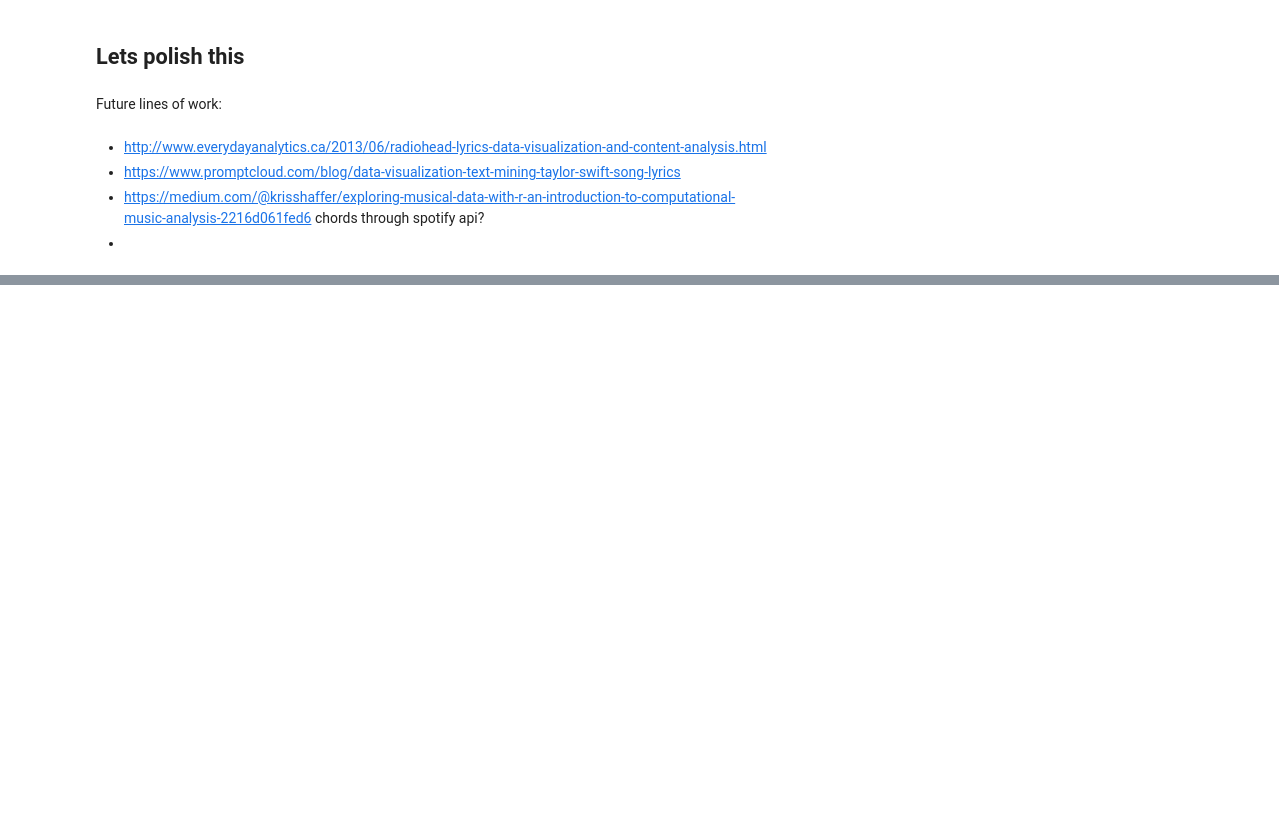
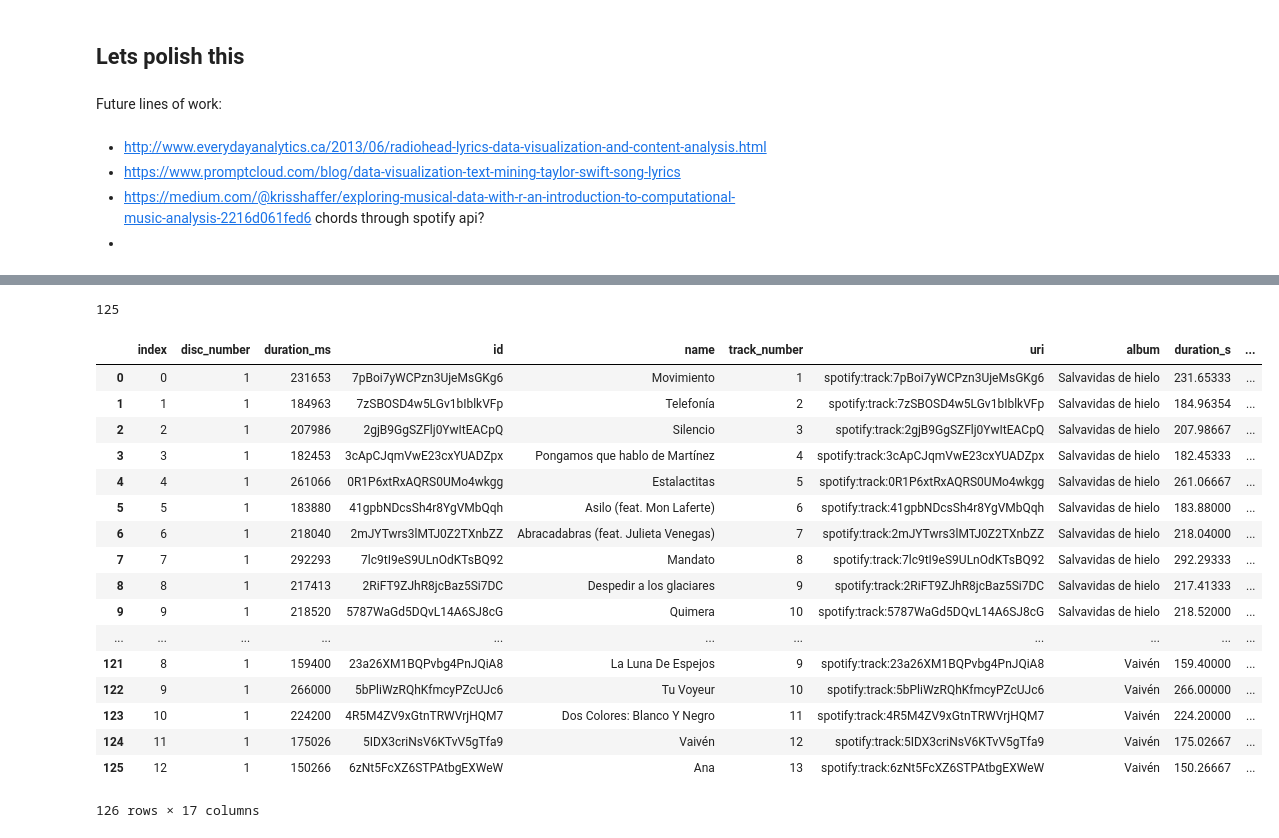
Before and after one commit to alexing/datadata, a Jupyter notebook: drexler_data_exploration.ipynb, the cells around one changed output, grey strips where cells are left out. Saved outputs shown, nothing was run; the diff lists cells and outputs as text; code cells hidden in the pictures; blank space fills up the shorter version.

Commit message:
Added future guidelines and built a spotify db. Merging pending

```diff
--- a/drexler_data_exploration.ipynb
+++ b/drexler_data_exploration.ipynb
@@ -313,0 +234,4 @@ Future lines of work:
+# %%
+artist_id = sp.search(q='artist:' + artist_name, type='artist')['artists']['items'][0]['id']
+albums_ids = [(x['id'], x['name']) for x in sp.artist_albums(artist_id, album_type='album')['items']]
+albums_ids = {x[1]: x[0] for x in albums_ids}
@@ -313,0 +243,9 @@ Future lines of work:
+# %%
+spotify_raw_df = pd.DataFrame()
+for an_album_title, an_album_id in albums_ids.items():
+    a_dataframe = pd.DataFrame(sp.album_tracks(an_album_id)['items'])
+    a_dataframe['album'] = an_album_title
+    if not spotify_raw_df.shape[0]:
+        spotify_raw_df = pd.DataFrame(a_dataframe)
+    else:
+        spotify_raw_df = pd.concat([spotify_raw_df, a_dataframe])
@@ -313,0 +261,40 @@ Future lines of work:
+# %%
+spotify_raw_df = spotify_raw_df.reset_index()
+# %%
+for index, row in spotify_raw_df.iterrows():
+    print(index)
+    audio_analysis = sp.audio_analysis(row['id'])
+    audio_features = sp.audio_features(row['id'])[0]
+    spotify_raw_df.at[index, 'duration_s'] = audio_analysis['track']['duration']
+    spotify_raw_df.at[index, 'acousticness'] = audio_features['acousticness']
+    spotify_raw_df.at[index, 'danceability'] = audio_features['danceability']
+    spotify_raw_df.at[index, 'energy'] = audio_features['energy']
+    spotify_raw_df.at[index, 'key'] = audio_features['key']
+    spotify_raw_df.at[index, 'tempo'] = audio_features['tempo']
+    spotify_raw_df.at[index, 'time_signature'] = audio_features['time_signature']
+    spotify_raw_df.at[index, 'valence'] = audio_features['valence']
+    spotify_raw_df.at[index, 'mode'] = audio_features['mode']
+    clear_output(wait=True)
+# %% [output]
+125
+# %%
+spotify_raw_df
+# %% [output]
+|  | index | disc_number | duration_ms | id | name | track_number | uri | album | duration_s | ... |
+| 0 | 0 | 1 | 231653 | 7pBoi7yWCPzn3UjeMsGKg6 | Movimiento | 1 | spotify:track:7pBoi7yWCPzn3UjeMsGKg6 | Salvavidas de hielo | 231.65333 | ... |
+| 1 | 1 | 1 | 184963 | 7zSBOSD4w5LGv1bIblkVFp | Telefonía | 2 | spotify:track:7zSBOSD4w5LGv1bIblkVFp | Salvavidas de hielo | 184.96354 | ... |
+| 2 | 2 | 1 | 207986 | 2gjB9GgSZFlj0YwItEACpQ | Silencio | 3 | spotify:track:2gjB9GgSZFlj0YwItEACpQ | Salvavidas de hielo | 207.98667 | ... |
+| 3 | 3 | 1 | 182453 | 3cApCJqmVwE23cxYUADZpx | Pongamos que hablo de Martínez | 4 | spotify:track:3cApCJqmVwE23cxYUADZpx | Salvavidas de hielo | 182.45333 | ... |
+| 4 | 4 | 1 | 261066 | 0R1P6xtRxAQRS0UMo4wkgg | Estalactitas | 5 | spotify:track:0R1P6xtRxAQRS0UMo4wkgg | Salvavidas de hielo | 261.06667 | ... |
+| 5 | 5 | 1 | 183880 | 41gpbNDcsSh4r8YgVMbQqh | Asilo (feat. Mon Laferte) | 6 | spotify:track:41gpbNDcsSh4r8YgVMbQqh | Salvavidas de hielo | 183.88000 | ... |
+| 6 | 6 | 1 | 218040 | 2mJYTwrs3lMTJ0Z2TXnbZZ | Abracadabras (feat. Julieta Venegas) | 7 | spotify:track:2mJYTwrs3lMTJ0Z2TXnbZZ | Salvavidas de hielo | 218.04000 | ... |
+| 7 | 7 | 1 | 292293 | 7lc9tI9eS9ULnOdKTsBQ92 | Mandato | 8 | spotify:track:7lc9tI9eS9ULnOdKTsBQ92 | Salvavidas de hielo | 292.29333 | ... |
+| 8 | 8 | 1 | 217413 | 2RiFT9ZJhR8jcBaz5Si7DC | Despedir a los glaciares | 9 | spotify:track:2RiFT9ZJhR8jcBaz5Si7DC | Salvavidas de hielo | 217.41333 | ... |
+| 9 | 9 | 1 | 218520 | 5787WaGd5DQvL14A6SJ8cG | Quimera | 10 | spotify:track:5787WaGd5DQvL14A6SJ8cG | Salvavidas de hielo | 218.52000 | ... |
+| ... | ... | ... | ... | ... | ... | ... | ... | ... | ... | ... |
+| 121 | 8 | 1 | 159400 | 23a26XM1BQPvbg4PnJQiA8 | La Luna De Espejos | 9 | spotify:track:23a26XM1BQPvbg4PnJQiA8 | Vaivén | 159.40000 | ... |
+| 122 | 9 | 1 | 266000 | 5bPliWzRQhKfmcyPZcUJc6 | Tu Voyeur | 10 | spotify:track:5bPliWzRQhKfmcyPZcUJc6 | Vaivén | 266.00000 | ... |
+| 123 | 10 | 1 | 224200 | 4R5M4ZV9xGtnTRWVrjHQM7 | Dos Colores: Blanco Y Negro | 11 | spotify:track:4R5M4ZV9xGtnTRWVrjHQM7 | Vaivén | 224.20000 | ... |
+| 124 | 11 | 1 | 175026 | 5IDX3criNsV6KTvV5gTfa9 | Vaivén | 12 | spotify:track:5IDX3criNsV6KTvV5gTfa9 | Vaivén | 175.02667 | ... |
+| 125 | 12 | 1 | 150266 | 6zNt5FcXZ6STPAtbgEXWeW | Ana | 13 | spotify:track:6zNt5FcXZ6STPAtbgEXWeW | Vaivén | 150.26667 | ... |
+126 rows × 17 columns
```
Also changed, not shown: parts of 17 cells of this notebook, 3 other files.
